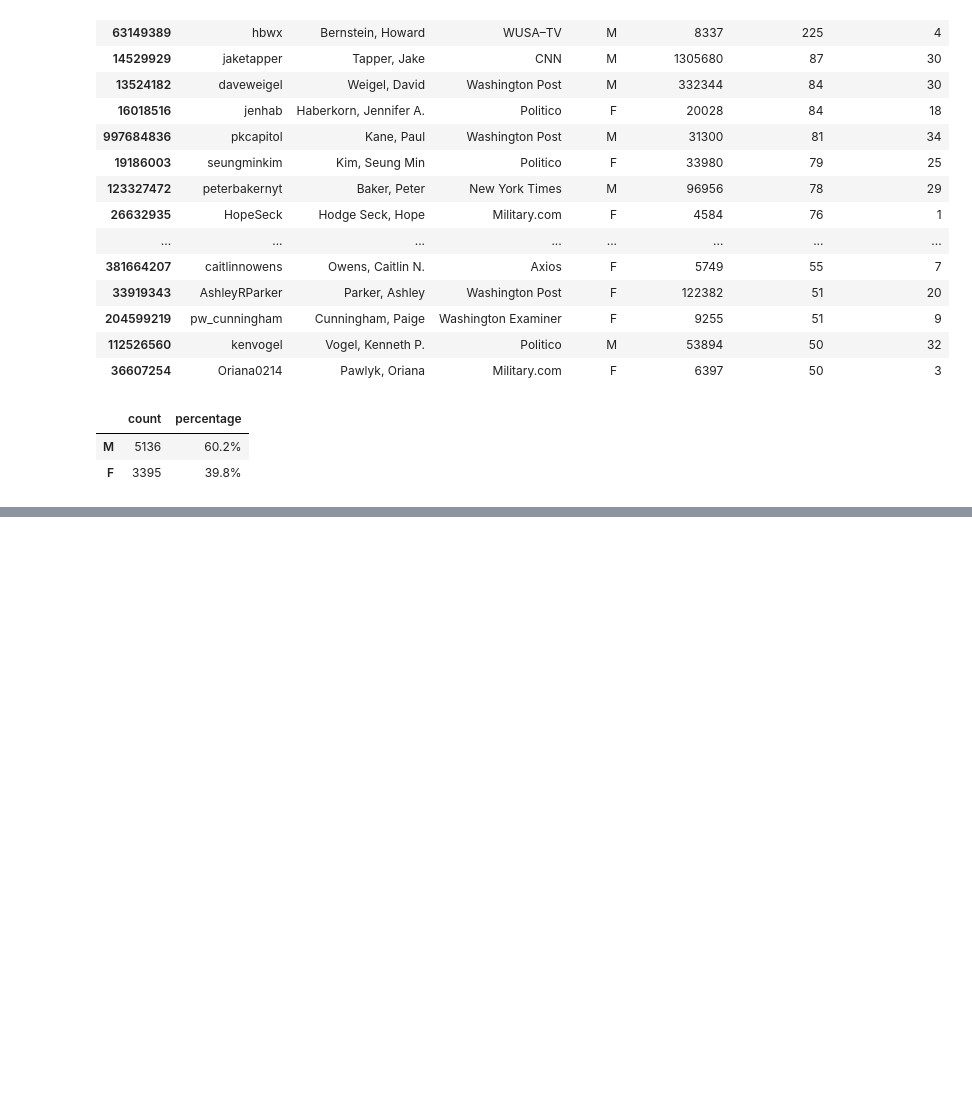
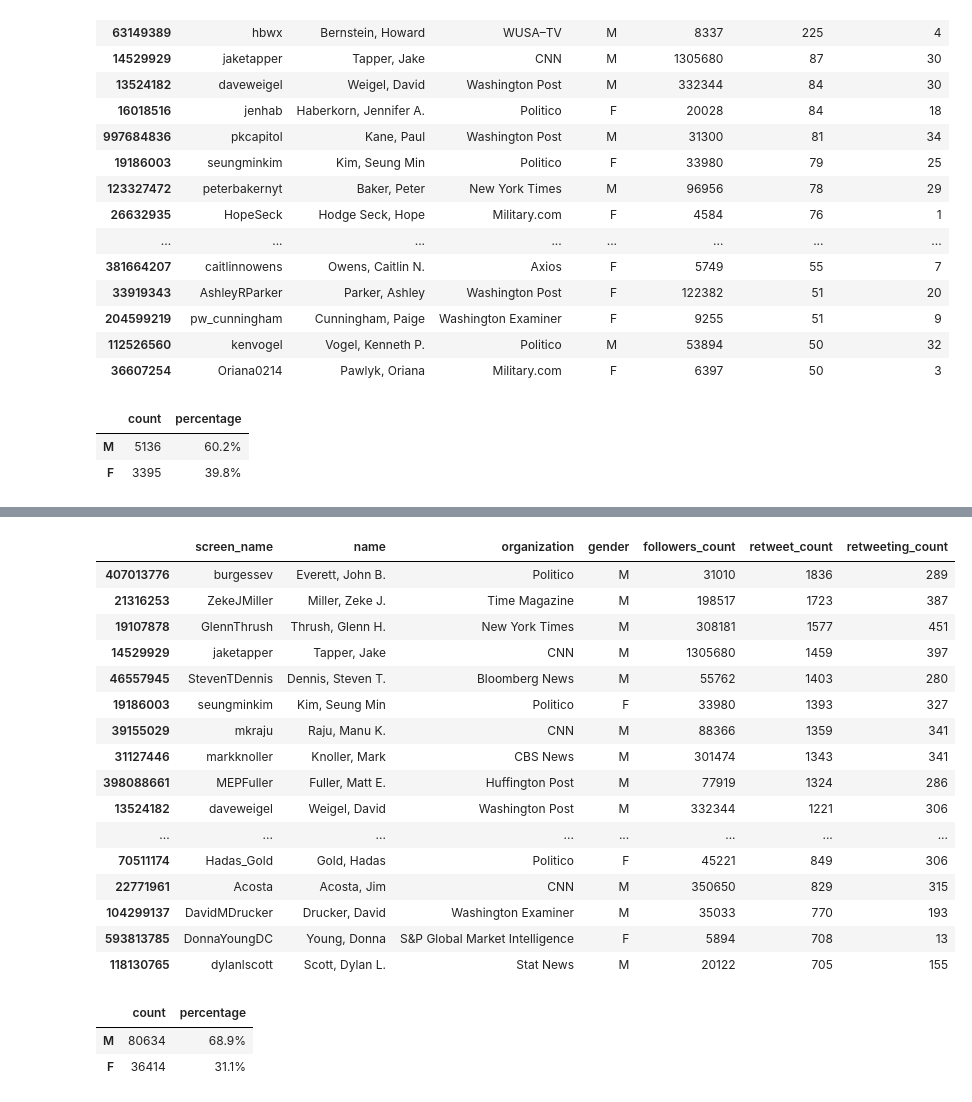
Before and after one commit to justinlittman/beltway_reporters, a Jupyter notebook: jupyter/Gender dynamics.ipynb, the cells around one changed output, grey strips where cells are left out. Saved outputs shown, nothing was run; the diff lists cells and outputs as text; code cells hidden in the pictures; blank space fills up the shorter version.

Commit message:
Further work on gender dynamics.

```diff
--- a/jupyter/Gender dynamics.ipynb
+++ b/jupyter/Gender dynamics.ipynb
@@ -659,0 +744,3 @@ journalist_mention_gender_summary(journalists_mention_df[journalists_mention_df.
+# %%
+retweet_df = base_retweet_df.join(user_summary_df['gender'], on='user_id')
+retweet_df.count()
@@ -659,0 +764,21 @@ journalist_mention_gender_summary(journalists_mention_df[journalists_mention_df.
+# %%
+# Gender of beltway journalists retweeted by beltway journalists
+def journalist_retweet_gender_summary(retweet_df):
+    return pd.DataFrame({'count':retweet_df.retweet_gender.value_counts(),
+                  'percentage': retweet_df.retweet_gender.value_counts(normalize=True).mul(100).round(1).astype(str) + '%'})
+
+# Retweet of beltway journalists by beltway journalists
+def journalist_retweet_summary(mention_df):
+    # Retweet count
+    retweet_count_df = pd.DataFrame(retweet_df.retweet_user_id.value_counts().rename('retweet_count'))
+
+    # Retweeting users. That is, the number of unique users retweeting each user.
+    retweet_user_id_per_user_df = mention_df[['retweet_user_id', 'user_id']].drop_duplicates()
+    retweeting_user_count_df = pd.DataFrame(retweet_user_id_per_user_df.groupby('retweet_user_id').size(), columns=['retweeting_count'])
+    retweeting_user_count_df.index.name = 'user_id'
+
+    # Join with user summary
+    return user_summary_df.join([retweet_count_df, retweeting_user_count_df], how="inner").sort_values(['retweet_count', 'retweeting_count'], ascending=False)
+
+# Fields for displaying journalist mention summaries
+journalist_retweet_summary_fields = ['screen_name', 'name', 'organization', 'gender', 'followers_count', 'retweet_count', 'retweeting_count']
@@ -659,0 +835,4 @@ journalist_mention_gender_summary(journalists_mention_df[journalists_mention_df.
+# %%
+journalists_retweet_df = retweet_df.join(user_summary_df['gender'], how='inner', on='retweet_user_id', rsuffix='_retweet')
+journalists_retweet_df.rename(columns = {'gender_retweet': 'retweet_gender'}, inplace=True)
+journalists_retweet_df.count()
@@ -659,0 +858,28 @@ journalist_mention_gender_summary(journalists_mention_df[journalists_mention_df.
+# %%
+journalists_retweet_summary_df = journalist_retweet_summary(journalists_retweet_df)
+journalists_retweet_summary_df.to_csv('output/journalists_retweeted_by_journalists.csv')
+journalists_retweet_summary_df[journalist_retweet_summary_fields].head(25)
+# %% [output]
+|  | screen_name | name | organization | gender | followers_count | retweet_count | retweeting_count |
+| 407013776 | burgessev | Everett, John B. | Politico | M | 31010 | 1836 | 289 |
+| 21316253 | ZekeJMiller | Miller, Zeke J. | Time Magazine | M | 198517 | 1723 | 387 |
+| 19107878 | GlennThrush | Thrush, Glenn H. | New York Times | M | 308181 | 1577 | 451 |
+| 14529929 | jaketapper | Tapper, Jake | CNN | M | 1305680 | 1459 | 397 |
+| 46557945 | StevenTDennis | Dennis, Steven T. | Bloomberg News | M | 55762 | 1403 | 280 |
+| 19186003 | seungminkim | Kim, Seung Min | Politico | F | 33980 | 1393 | 327 |
+| 39155029 | mkraju | Raju, Manu K. | CNN | M | 88366 | 1359 | 341 |
+| 31127446 | markknoller | Knoller, Mark | CBS News | M | 301474 | 1343 | 341 |
+| 398088661 | MEPFuller | Fuller, Matt E. | Huffington Post | M | 77919 | 1324 | 286 |
+| 13524182 | daveweigel | Weigel, David | Washington Post | M | 332344 | 1221 | 306 |
+| ... | ... | ... | ... | ... | ... | ... | ... |
+| 70511174 | Hadas_Gold | Gold, Hadas | Politico | F | 45221 | 849 | 306 |
+| 22771961 | Acosta | Acosta, Jim | CNN | M | 350650 | 829 | 315 |
+| 104299137 | DavidMDrucker | Drucker, David | Washington Examiner | M | 35033 | 770 | 193 |
+| 593813785 | DonnaYoungDC | Young, Donna | S&P Global Market Intelligence | F | 5894 | 708 | 13 |
+| 118130765 | dylanlscott | Scott, Dylan L. | Stat News | M | 20122 | 705 | 155 |
+# %%
+journalist_retweet_gender_summary(journalists_retweet_df)
+# %% [output]
+|  | count | percentage |
+| M | 80634 | 68.9% |
+| F | 36414 | 31.1% |
```
Also changed, not shown: parts of 65 cells of this notebook, 15 other files.
